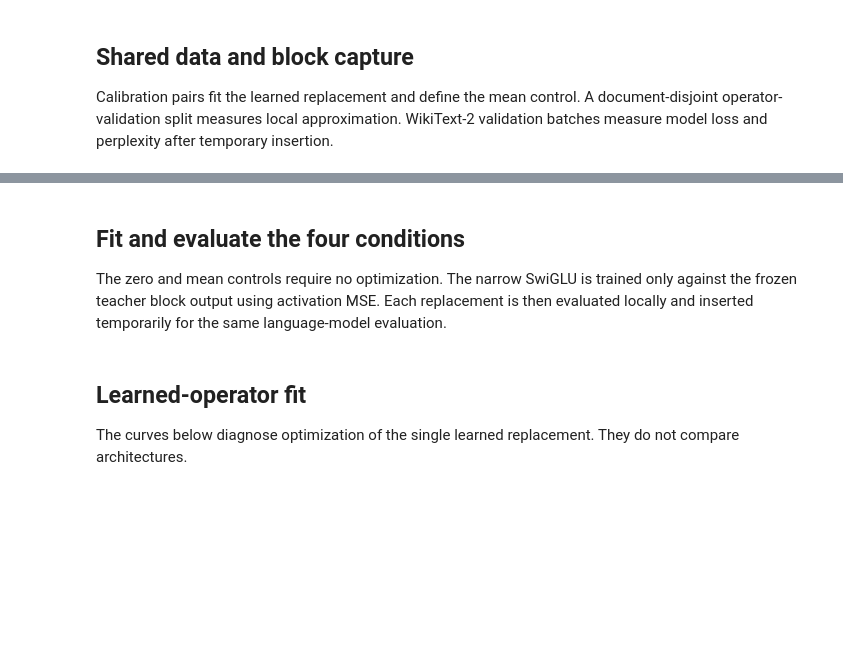
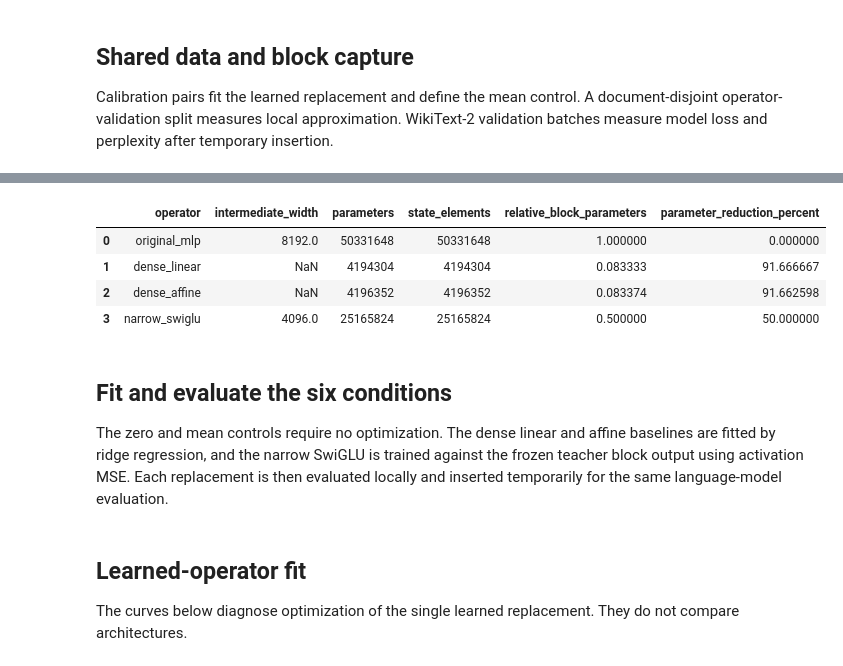
Before and after one commit to Sammuel21/diploma-thesis-block-replacement, a Jupyter notebook: notebooks/block/baseline-testing.ipynb, the cells around one changed output, grey strips where cells are left out. Drawn from its saved outputs; the diff is of its cells as text; code cells hidden in the pictures; blank space fills up the shorter version.

```diff
--- a/notebooks/block/baseline-testing.ipynb
+++ b/notebooks/block/baseline-testing.ipynb
@@ -159,6 +172,24 @@ narrow_swiglu = GatedMLPReplacement(
 replacement_parameters = count_parameters(narrow_swiglu)
 replacement_state_elements = count_state_elements(narrow_swiglu)
 
+dense_linear = fit_ridge_linear(
+    training_pairs,
+    ridge=LINEAR_RIDGE,
+    bias=False,
+    device=device,
+)
+dense_linear_parameters = count_parameters(dense_linear)
+dense_linear_state_elements = count_state_elements(dense_linear)
+
+dense_affine = fit_ridge_linear(
+    training_pairs,
+    ridge=LINEAR_RIDGE,
+    bias=True,
+    device=device,
+)
+dense_affine_parameters = count_parameters(dense_affine)
+dense_affine_state_elements = count_state_elements(dense_affine)
+
 capture_df = pd.DataFrame([
     {
         'split': 'calibration',
@@ -177,36 +215,80 @@ capture_df
 # %%
 footprint_df = pd.DataFrame([
     {
         'operator': 'original_mlp',
         'intermediate_width': original_intermediate_width,
         'parameters': original_parameters,
         'state_elements': original_state_elements,
         'relative_block_parameters': 1.0,
         'parameter_reduction_percent': 0.0,
+    },
+    {
+        'operator': 'dense_linear',
+        'intermediate_width': None,
+        'parameters': dense_linear_parameters,
+        'state_elements': dense_linear_state_elements,
+        'relative_block_parameters': (
+            dense_linear_parameters / original_parameters
+        ),
+        'parameter_reduction_percent': 100 * (
+            1 - dense_linear_parameters / original_parameters
+        ),
+    },
+    {
+        'operator': 'dense_affine',
+        'intermediate_width': None,
+        'parameters': dense_affine_parameters,
+        'state_elements': dense_affine_state_elements,
+        'relative_block_parameters': (
+            dense_affine_parameters / original_parameters
+        ),
+        'parameter_reduction_percent': 100 * (
+            1 - dense_affine_parameters / original_parameters
+        ),
     },
     {
         'operator': 'narrow_swiglu',
         'intermediate_width': replacement_width,
         'parameters': replacement_parameters,
         'state_elements': replacement_state_elements,
         'relative_block_parameters': replacement_parameters / original_parameters,
         'parameter_reduction_percent': 100 * (
             1 - replacement_parameters / original_parameters
         ),
     },
 ])
 
+expected_dense_linear_parameters = hidden_size * hidden_size
+if dense_linear_parameters != expected_dense_linear_parameters:
+    raise RuntimeError(
+        'Unexpected dense-linear parameter count: '
+        f'{dense_linear_parameters} != {expected_dense_linear_parameters}'
+    )
+
+expected_dense_affine_parameters = hidden_size * hidden_size + hidden_size
+if dense_affine_parameters != expected_dense_affine_parameters:
+    raise RuntimeError(
+        'Unexpected dense-affine parameter count: '
+        f'{dense_affine_parameters} != {expected_dense_affine_parameters}'
+    )
+
 expected_replacement_parameters = 3 * hidden_size * replacement_width
 if replacement_parameters != expected_replacement_parameters:
     raise RuntimeError(
         'Unexpected narrow-SwiGLU parameter count: '
         f'{replacement_parameters} != {expected_replacement_parameters}'
     )
 footprint_df
+# %% [output]
+|  | operator | intermediate_width | parameters | state_elements | relative_block_parameters | parameter_reduction_percent |
+| 0 | original_mlp | 8192.0 | 50331648 | 50331648 | 1.000000 | 0.000000 |
+| 1 | dense_linear | NaN | 4194304 | 4194304 | 0.083333 | 91.666667 |
+| 2 | dense_affine | NaN | 4196352 | 4196352 | 0.083374 | 91.662598 |
+| 3 | narrow_swiglu | 4096.0 | 25165824 | 25165824 | 0.500000 | 50.000000 |
 # %% [markdown]
-## Fit and evaluate the four conditions
+## Fit and evaluate the six conditions
 
-The zero and mean controls require no optimization. The narrow SwiGLU is trained only against the frozen teacher block output using activation MSE. Each replacement is then evaluated locally and inserted temporarily for the same language-model evaluation.
+The zero and mean controls require no optimization. The dense linear and affine baselines are fitted by ridge regression, and the narrow SwiGLU is trained against the frozen teacher block output using activation MSE. Each replacement is then evaluated locally and inserted temporarily for the same language-model evaluation.
 # %%
 baseline_lm = evaluate_language_model(
     model,
```
Also changed, not shown: parts of 17 cells of this notebook, 5 other files.
